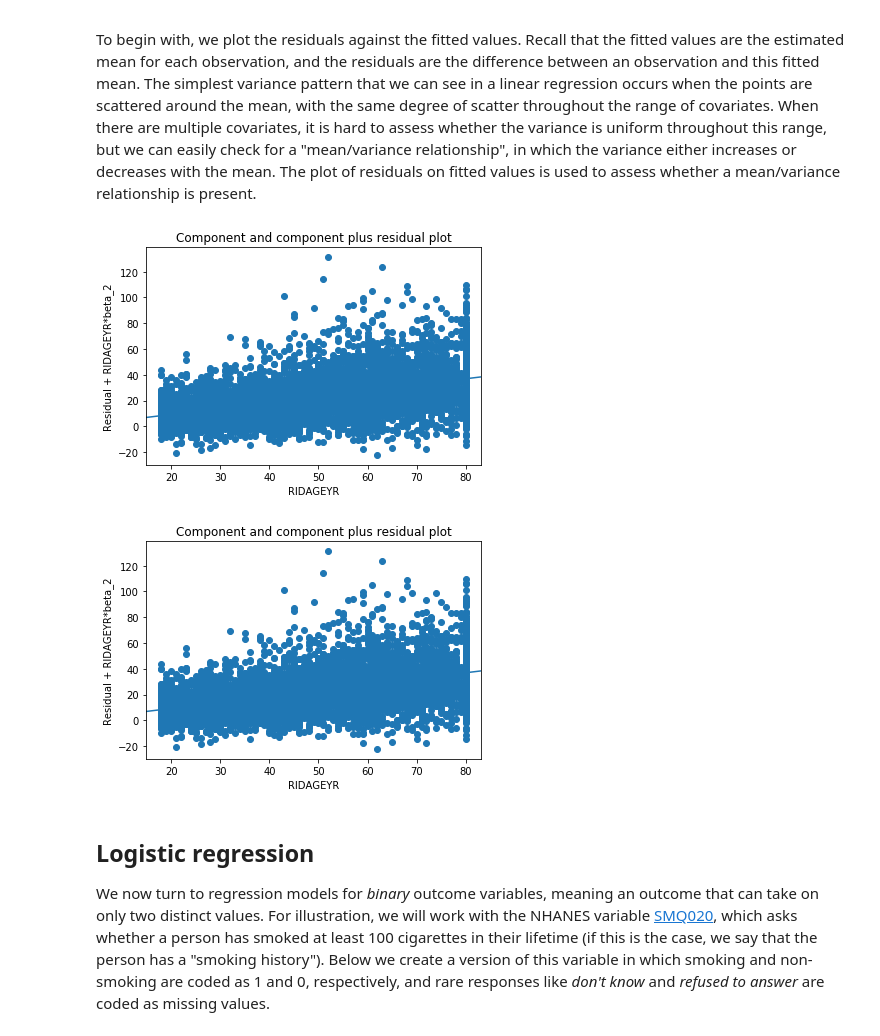
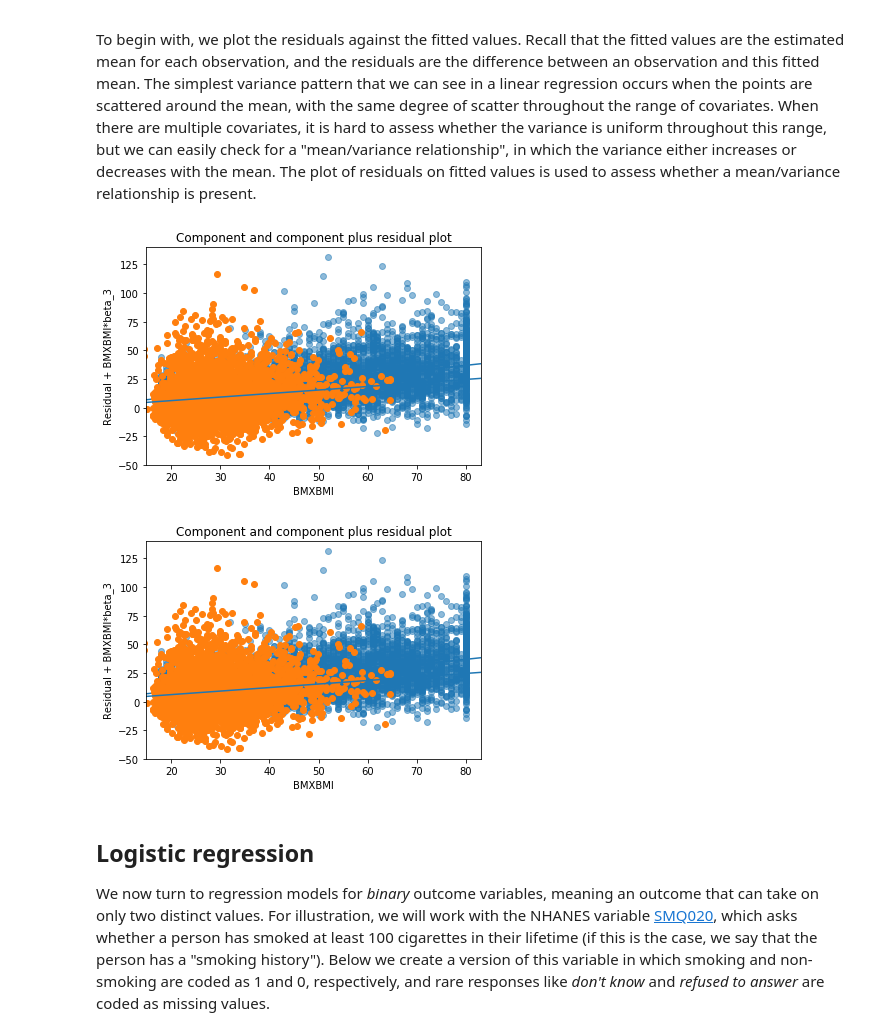
Before and after one commit to kshedden/statswpy_temp, a Jupyter notebook: week2.ipynb, the cells around one changed output. Saved outputs shown, nothing was run; the diff lists cells and outputs as text; code cells hidden in the pictures.

```diff
--- a/week2.ipynb
+++ b/week2.ipynb
@@ -314,10 +314,13 @@ is used to assess whether a mean/variance relationship is present.
 # %%
 from statsmodels.graphics.regressionplots import plot_ccpr
 
-plot_ccpr(result, "RIDAGEYR")
+ax = plt.axes()
+plot_ccpr(result, "RIDAGEYR", ax)
+ax.lines[0].set_alpha(0.5)
+plot_ccpr(result, "BMXBMI", ax)
 # %% [output]
-[figure, old version]
+[figure, new version]
-[figure, old version]
+[figure, new version]
 # %% [markdown]
 ## Logistic regression
 
```
Also changed, not shown: parts of 6 cells of this notebook.
